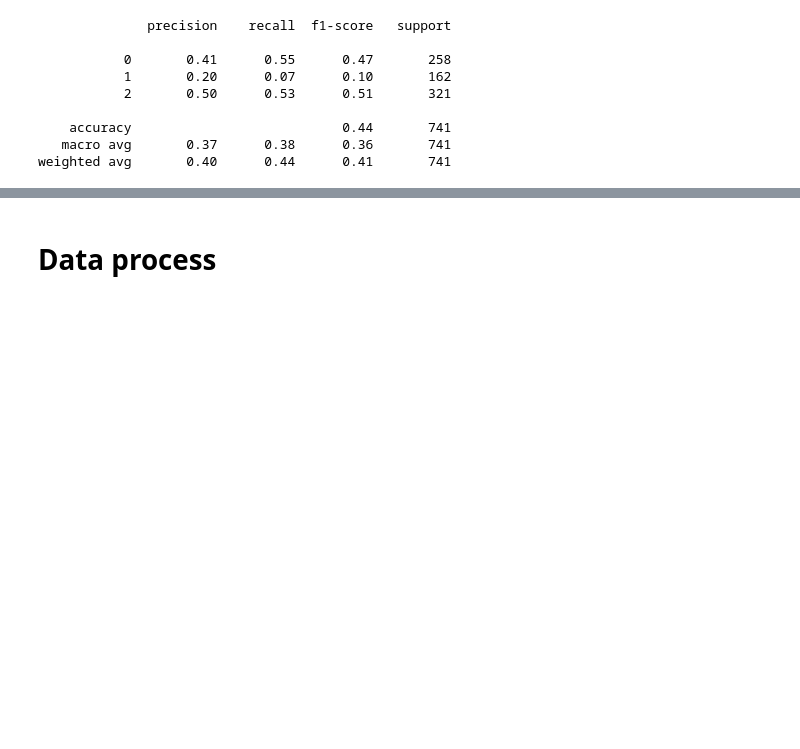
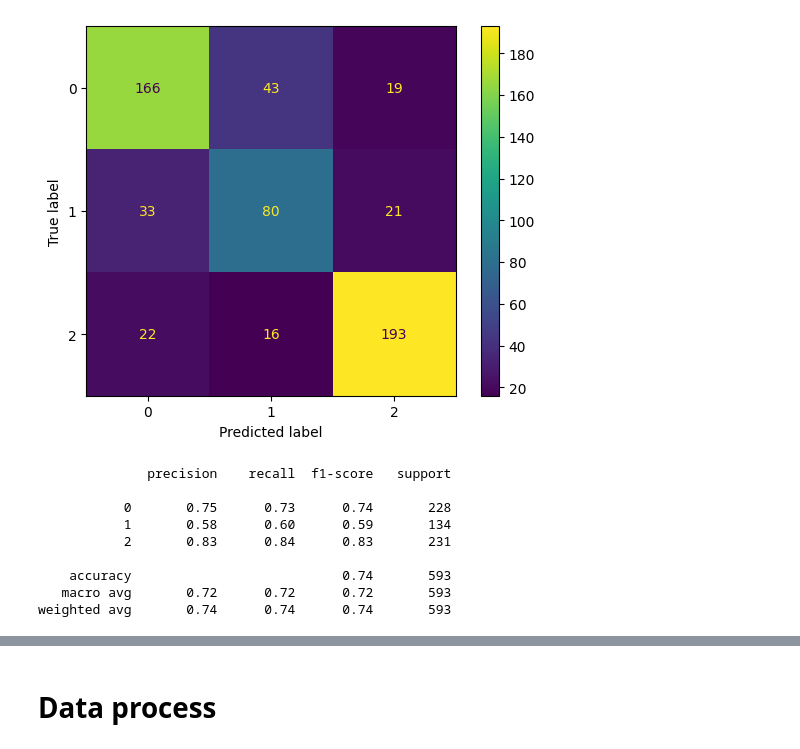
Before and after one commit to kertox662/label_tweets, a Jupyter notebook: train.ipynb, the cells around one changed output, grey strips where cells are left out. Drawn from its saved outputs; the diff is of its cells as text; code cells hidden in the pictures; blank space fills up the shorter version.

Commit message:
TensorBoard Logs and Confusion matrix display

```diff
--- a/train.ipynb
+++ b/train.ipynb
@@ -41,7 +51,15 @@ class BertweetClassifier(pl.LightningModule):
 
         # 2) simple linear head
         hidden = self.encoder.get_sentence_embedding_dimension()
-        self.classifier = nn.Linear(hidden, num_labels)
+        # self.classifier = nn.Linear(hidden, num_labels)
+        hidden_dim = 64
+        self.classifier = nn.Sequential(
+            nn.Linear(hidden, num_labels),
+            # nn.Linear(hidden, hidden_dim),
+            # nn.ReLU(),
+            # nn.Dropout(0.3),
+            # nn.Linear(hidden_dim, num_labels)
+        )
 
         # 3) (optionally) freeze encoder
         if freeze_encoder:
@@ -92,7 +110,7 @@ class BertweetClassifier(pl.LightningModule):
         return probs
 
     def configure_optimizers(self):
-        optimizer = torch.optim.AdamW(self.parameters(), lr=self.learning_rate)
+        optimizer = torch.optim.AdamW(self.parameters(), lr=self.learning_rate, weight_decay=0.01)
         total_steps  = self.trainer.estimated_stepping_batches
         warmup_steps = int(self.hparams.warmup_ratio * total_steps)
         scheduler = get_linear_schedule_with_warmup(
@@ -139,7 +157,9 @@ class TweetsDataModule(pl.LightningDataModule):
 
         train, test = train_test_split(self.data, train_size=0.8, random_state=2025, shuffle=True)
         self.train, self.val = train_test_split(train, train_size=0.8, random_state=2025, shuffle=True)
-        self.test = test
+        # self.train = train
+        # self.val = test
+        self.test = self.val
 
 
     def train_dataloader(self):
@@ -198,18 +218,20 @@ class TweetsDataModule(pl.LightningDataModule):
 
 tweets_labeled = pd.read_csv('data/training_data.csv')
 tweets_labeled['AR'].replace({4:2}, inplace=True)
-dataModule = TweetsDataModule(tweets_labeled, 32)
+dataModule = TweetsDataModule(tweets_labeled, 32, target_col="AR")
 dataModule.setup()
 model_name = "digio/Twitter4SSE"
 model_name2 = "peulsilva/sentence-transformer-trained-tweet"
 model = BertweetClassifier(
     model_name=model_name2,
     learning_rate=1e-4,
+    freeze_encoder=True,
     num_labels=len(dataModule.id2label)           # keep model & data in sync
 )
 model.id2label = dataModule.id2label          # list   -> e.g. ["neg","neu","pos"]
 model.label2id = dataModule.label2id
-trainer = pl.Trainer(max_epochs=1)
+logger = TensorBoardLogger("tb_logs")
+trainer = pl.Trainer(max_epochs=5, logger = logger)
 trainer.fit(model=model, datamodule=dataModule)
 # %% [output]
 The behavior will change in pandas 3.0. This inplace method will never work because the intermediate object on which we are setting values always behaves as a copy.
@@ -268,13 +291,13 @@ Requirement already satisfied: six>=1.5 in /Users/alexandermichaeltjhin/miniforg
 # %%
-from sklearn.metrics import confusion_matrix,  classification_report
-# import matplotlib.pyplot as plt
+from sklearn.metrics import confusion_matrix,  classification_report, ConfusionMatrixDisplay
+import matplotlib.pyplot as plt
 import torch
 import numpy as np
 
 # ------------------------------------------------------------
 # 1. Run inference -> stacked probability tensor
 # ------------------------------------------------------------
-# preds = trainer.predict(model=model, datamodule=dataModule)
+preds = trainer.predict(model=model, datamodule=dataModule)
 
 flat  = [tb for dev in preds for tb in (dev if isinstance(dev, list) else [dev])]
 probs = torch.cat(flat).cpu().numpy()            # shape [N_samples, num_labels]
@@ -301,6 +324,11 @@ cm = confusion_matrix(
     df_pred["pred_idx"],
     labels=np.arange(len(dataModule.id2label))
 )
+disp = ConfusionMatrixDisplay(confusion_matrix=cm,
+                              display_labels=np.arange(len(dataModule.id2label)))
+disp.plot()
+plt.show()
+
 
 print(classification_report(df_pred["y"],df_pred["pred_idx"]))
 # %% [output]
@@ -308,9 +337,10 @@ print(classification_report(df_pred["y"],df_pred["pred_idx"]))
+[figure, added]
               precision    recall  f1-score   support
 
-           0       0.41      0.55      0.47       258
-           1       0.20      0.07      0.10       162
-           2       0.50      0.53      0.51       321
+           0       0.75      0.73      0.74       228
+           1       0.58      0.60      0.59       134
+           2       0.83      0.84      0.83       231
 
-    accuracy                           0.44       741
-   macro avg       0.37      0.38      0.36       741
-weighted avg       0.40      0.44      0.41       741
+    accuracy                           0.74       593
+   macro avg       0.72      0.72      0.72       593
+weighted avg       0.74      0.74      0.74       593
```
Also changed, not shown: parts of 18 cells of this notebook.
